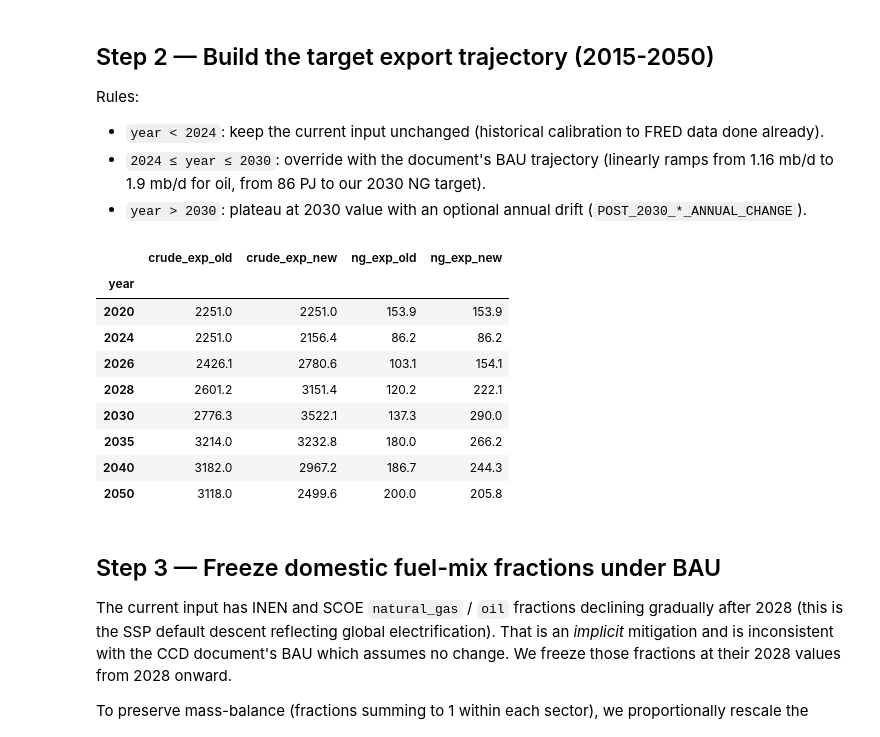
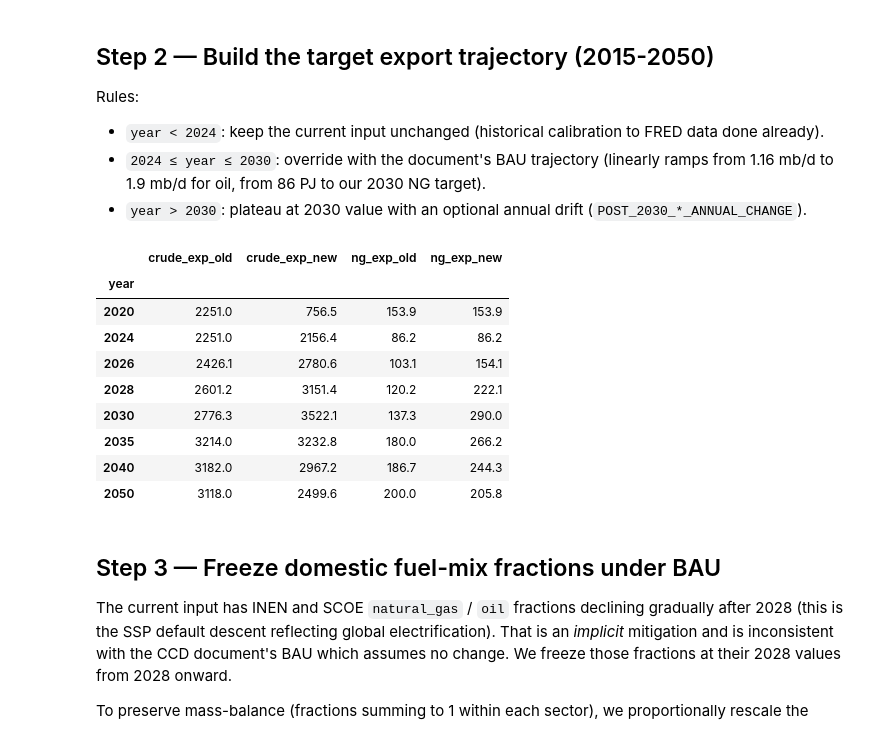
Before and after one commit to sisepuede-framework/ssp_libya, a Jupyter notebook: ssp_modeling/input_data/modify_oilgas_bau_calibration.ipynb, the cells around one changed output. Drawn from its saved outputs; the diff is of its cells as text; code cells hidden in the pictures.

```diff
--- a/ssp_modeling/input_data/modify_oilgas_bau_calibration.ipynb
+++ b/ssp_modeling/input_data/modify_oilgas_bau_calibration.ipynb
@@ -185,7 +185,7 @@ def build_trajectory(years, historical_series, doc_values, post_2030_annual_chan
     doc = pd.Series(doc_values, index=doc_values.index).astype(float)
     out = hist.copy()
     # Overwrite 2024-2030 with document targets (where available)
-    common = sorted(set(doc.index) & set(out.index) & set(range(ANCHOR_YEAR, DOC_END_YEAR + 1)))
+    common = sorted(set(doc.index) & set(out.index) & set(range(BASE_YEAR, DOC_END_YEAR + 1)))
     for y in common:
         out[y] = doc[y]
     # Plateau with optional drift for 2031+
@@ -204,34 +204,34 @@ new_crude_exports = build_trajectory(
     doc_values=doc_crude_exports,
     post_2030_annual_change=POST_2030_OIL_ANNUAL_CHANGE,
 )
 
 # Natural gas exports (PJ). The document says Structures A&E adds ~7.8 Bcm/yr by 2026.
 # 7.8 Bcm * 1e9 m3 * 36.6 MJ/m3 / 1e9 = 285 PJ potential. Assume 50% of this goes to exports by 2030.
 ng_export_2030_target_pj = 290.0   # engineering assumption; adjust to taste
 doc_ng_series = df.set_index("year")["exports_enfu_pj_fuel_natural_gas"].copy()
 # Linear ramp 2024 -> 2030 from current 2024 value to target
 ng_2024 = float(doc_ng_series[ANCHOR_YEAR])
 for y in range(ANCHOR_YEAR + 1, DOC_END_YEAR + 1):
     f = (y - ANCHOR_YEAR) / (DOC_END_YEAR - ANCHOR_YEAR)
     doc_ng_series[y] = ng_2024 + f * (ng_export_2030_target_pj - ng_2024)
 new_ng_exports = build_trajectory(
     years=df["year"].values,
     historical_series=df["exports_enfu_pj_fuel_natural_gas"].values,
     doc_values=doc_ng_series,
     post_2030_annual_change=POST_2030_GAS_ANNUAL_CHANGE,
 )
 
 pd.DataFrame({
     "year": df["year"],
     "crude_exp_old": df["exports_enfu_pj_fuel_crude"].values,
     "crude_exp_new": new_crude_exports.values,
     "ng_exp_old": df["exports_enfu_pj_fuel_natural_gas"].values,
     "ng_exp_new": new_ng_exports.values,
 }).set_index("year").loc[[2020, 2024, 2026, 2028, 2030, 2035, 2040, 2050]].round(1)
 # %% [output]
 |  | crude_exp_old | crude_exp_new | ng_exp_old | ng_exp_new |
 | year |  |  |  |  |
-| 2020 | 2251.0 | 2251.0 | 153.9 | 153.9 |
+| 2020 | 2251.0 | 756.5 | 153.9 | 153.9 |
 | 2024 | 2251.0 | 2156.4 | 86.2 | 86.2 |
 | 2026 | 2426.1 | 2780.6 | 103.1 | 154.1 |
 | 2028 | 2601.2 | 3151.4 | 120.2 | 222.1 |
```
Also changed, not shown: parts of 4 cells of this notebook, 9 other files.
